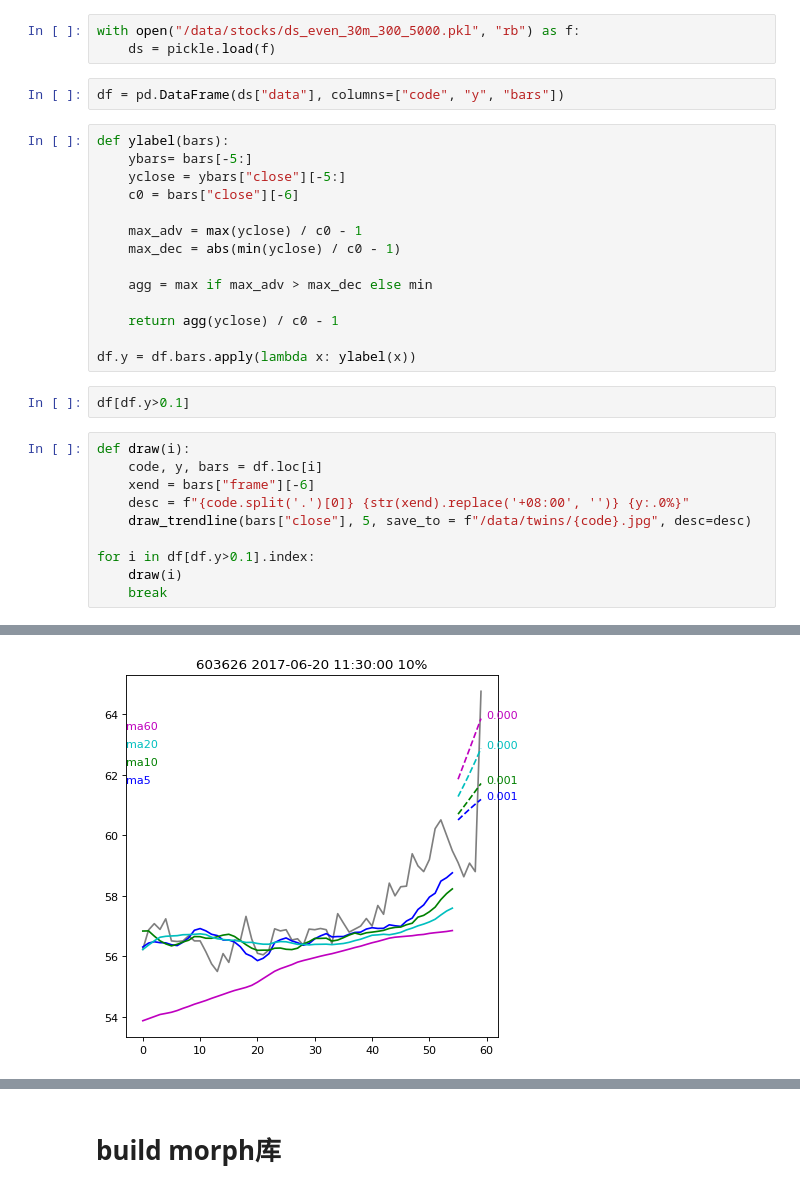
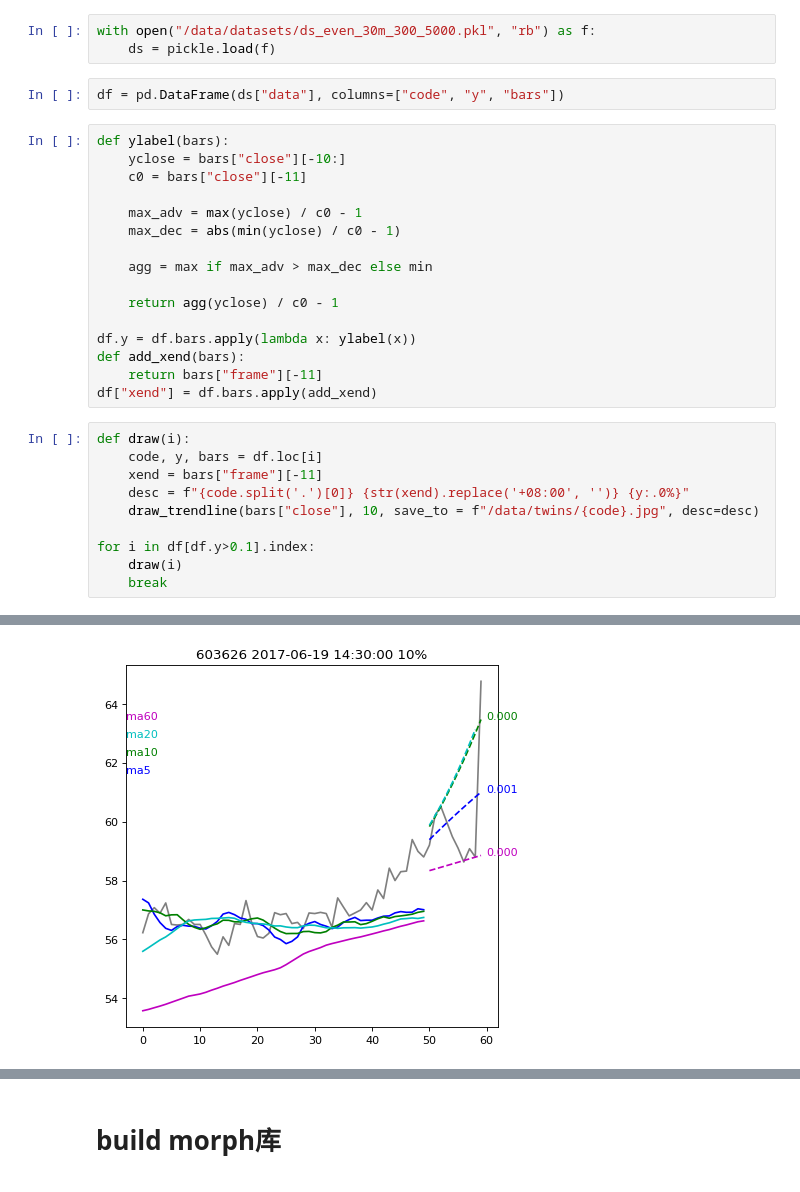
Before and after one commit to zillionare/alpha, a Jupyter notebook: alpha/notebook/twins.ipynb, the cells around one changed output, grey strips where cells are left out. Saved outputs shown, nothing was run; the diff lists cells and outputs as text.

Commit message:
🦄 refactor: add frame_type parameter to twins

```diff
--- a/alpha/notebook/twins.ipynb
+++ b/alpha/notebook/twins.ipynb
@@ -35,15 +37,14 @@ clear_output()
 # %% [markdown]
 # 加载数据
 # %%
-with open("/data/stocks/ds_even_30m_300_5000.pkl", "rb") as f:
+with open("/data/datasets/ds_even_30m_300_5000.pkl", "rb") as f:
     ds = pickle.load(f)
 # %%
 df = pd.DataFrame(ds["data"], columns=["code", "y", "bars"])
 # %%
 def ylabel(bars):
-    ybars= bars[-5:]
-    yclose = ybars["close"][-5:]
-    c0 = bars["close"][-6]
+    yclose = bars["close"][-10:]
+    c0 = bars["close"][-11]
 
     max_adv = max(yclose) / c0 - 1
     max_dec = abs(min(yclose) / c0 - 1)
@@ -53,14 +54,15 @@ def ylabel(bars):
     return agg(yclose) / c0 - 1
 
 df.y = df.bars.apply(lambda x: ylabel(x))
+def add_xend(bars):
+    return bars["frame"][-11]
+df["xend"] = df.bars.apply(add_xend)
-# %%
-df[df.y>0.1]
 # %%
 def draw(i):
     code, y, bars = df.loc[i]
-    xend = bars["frame"][-6]
+    xend = bars["frame"][-11]
     desc = f"{code.split('.')[0]} {str(xend).replace('+08:00', '')} {y:.0%}"
-    draw_trendline(bars["close"], 5, save_to = f"/data/twins/{code}.jpg", desc=desc)
+    draw_trendline(bars["close"], 10, save_to = f"/data/twins/{code}.jpg", desc=desc)
 
 for i in df[df.y>0.1].index:
     draw(i)
@@ -73,4 +74,4 @@ ma60 pred: [61.853220731562274, 62.350659368014156, 62.85069775196097, 63.353335
-[figure, old version]
+[figure, new version]
 # %%
 code, y, bars = df.loc[625]
 close = bars["close"]
```
Also changed, not shown: parts of 3 cells of this notebook, 2 other files.
